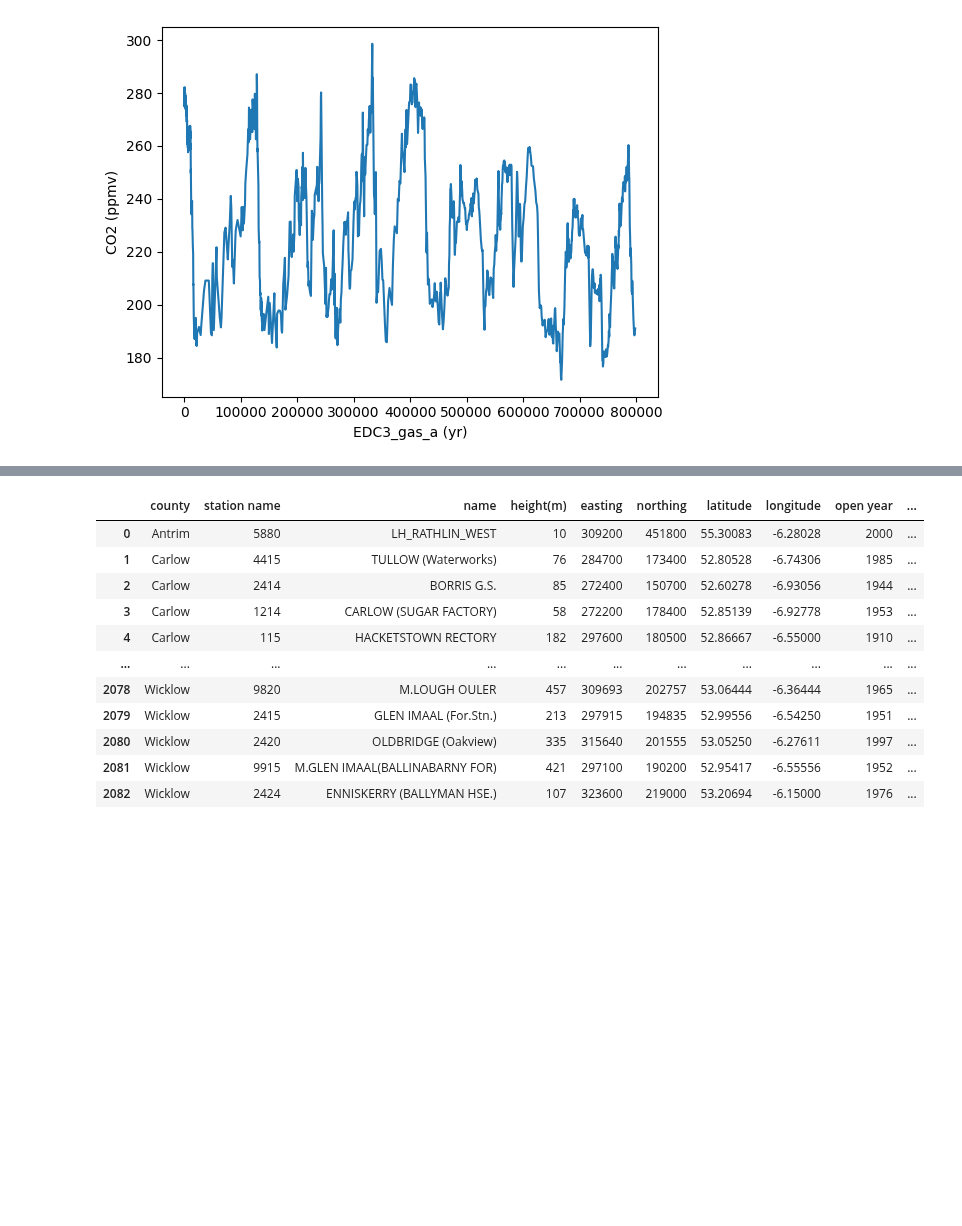
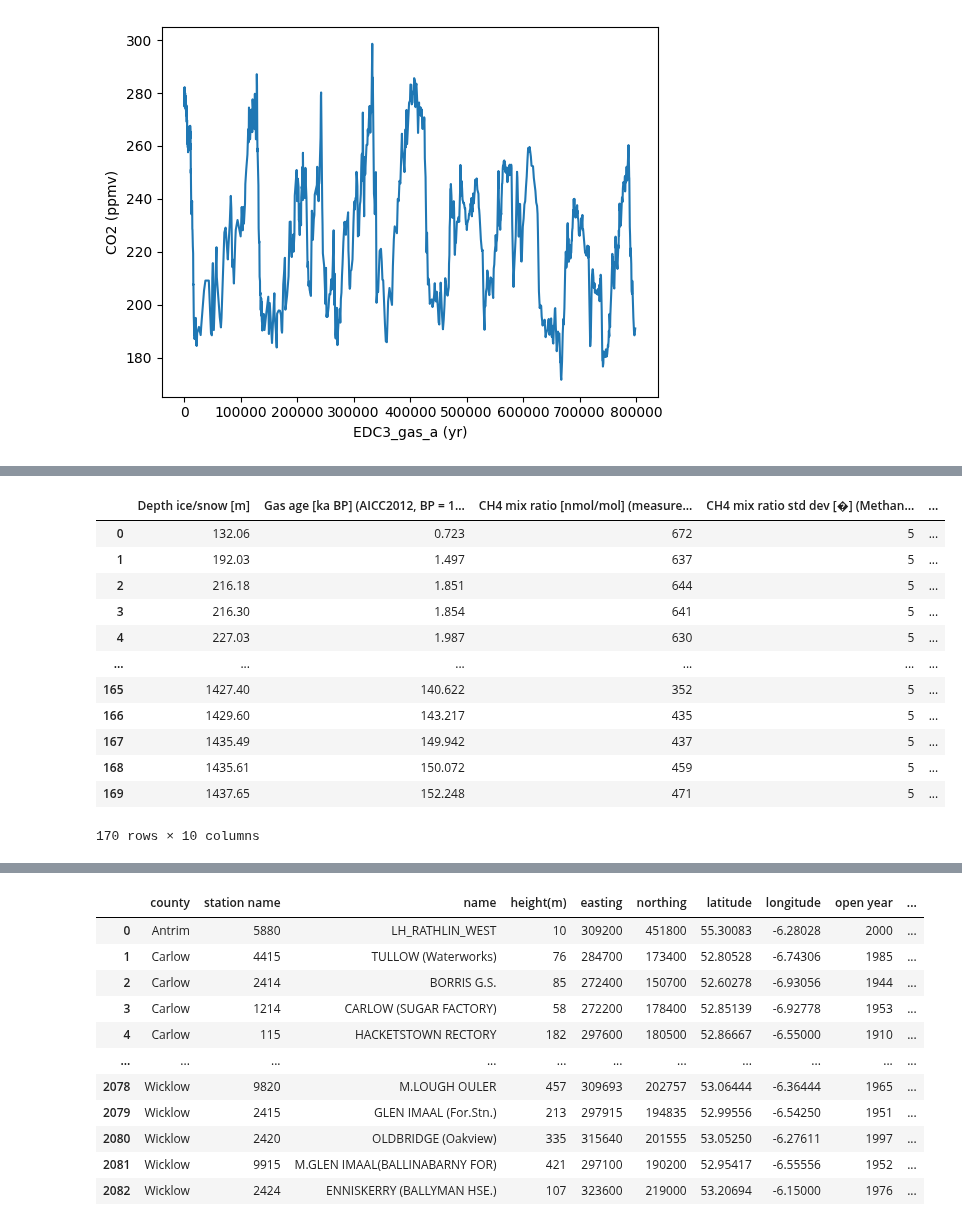
Before and after one commit to Tanjasta/PFDA_Assignment2, a Jupyter notebook: PFDA_Assignment2.ipynb, the cells around one changed output, grey strips where cells are left out. Drawn from its saved outputs; the diff is of its cells as text; code cells hidden in the pictures; blank space fills up the shorter version.

```diff
--- a/PFDA_Assignment2.ipynb
+++ b/PFDA_Assignment2.ipynb
@@ -327,0 +389,17 @@ sns.lineplot(data=df, x="EDC3_gas_a (yr)", y="CO2 (ppmv)")
+# %%
+df = pd.read_csv("CH4 ice core records.csv")
+df
+# %% [output]
+|  | Depth ice/snow [m] | Gas age [ka BP] (AICC2012, BP = 1... | CH4 mix ratio [nmol/mol] (measure... | CH4 mix ratio std dev [�] (Methan... | ... |
+| 0 | 132.06 | 0.723 | 672 | 5 | ... |
+| 1 | 192.03 | 1.497 | 637 | 5 | ... |
+| 2 | 216.18 | 1.851 | 644 | 5 | ... |
+| 3 | 216.30 | 1.854 | 641 | 5 | ... |
+| 4 | 227.03 | 1.987 | 630 | 5 | ... |
+| ... | ... | ... | ... | ... | ... |
+| 165 | 1427.40 | 140.622 | 352 | 5 | ... |
+| 166 | 1429.60 | 143.217 | 435 | 5 | ... |
+| 167 | 1435.49 | 149.942 | 437 | 5 | ... |
+| 168 | 1435.61 | 150.072 | 459 | 5 | ... |
+| 169 | 1437.65 | 152.248 | 471 | 5 | ... |
+170 rows × 10 columns
```
Also changed, not shown: parts of 17 cells of this notebook, 4 other files.
